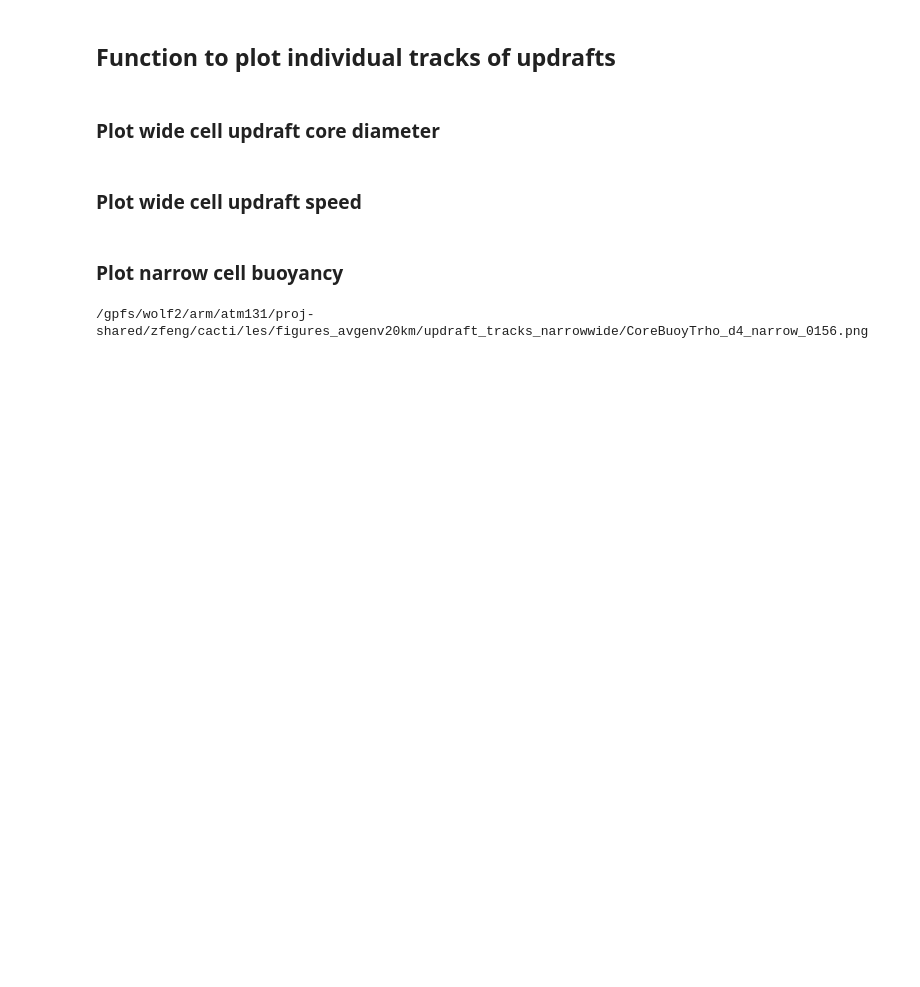
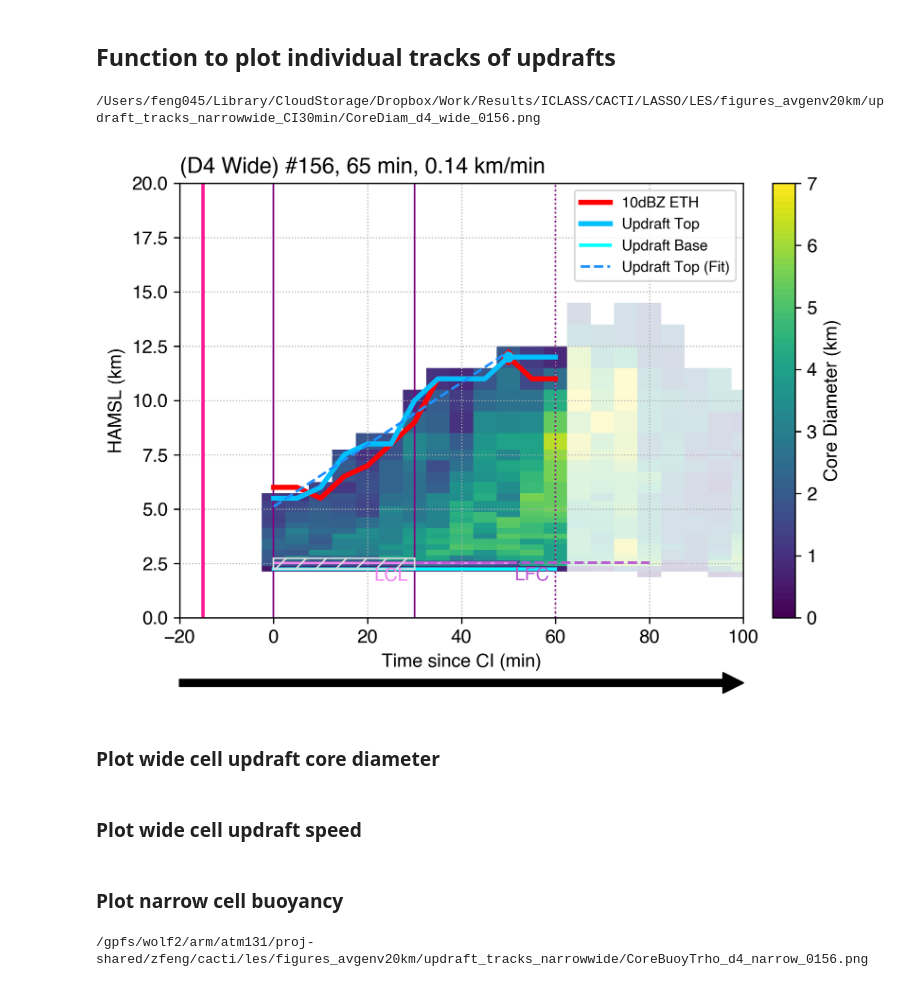
Before and after one commit to ICLASS-SFA/lasso_cellgrowth, a Jupyter notebook: notebooks/plot_narrow_wide_cell_w_samples_load_filtered.ipynb, the cells around one changed output. Drawn from its saved outputs; the diff is of its cells as text; code cells hidden in the pictures; blank space fills up the shorter version.

```diff
--- a/notebooks/plot_narrow_wide_cell_w_samples_load_filtered.ipynb
+++ b/notebooks/plot_narrow_wide_cell_w_samples_load_filtered.ipynb
@@ -54,6 +56,9 @@ Memory usage: 0.93 GB
 time_res = 5.0  # [min]
 xtime = ds_dx.times * time_res
 height = ds_dx.z / 1000.
+
+# Limit of updraft sampling end period after CI
+W_CI_time_end = 30.  # [min]
 # %%
 def find_merge_split_tracks(ds, time_window):
     """
@@ -319,7 +324,9 @@ def plot_tz_sample(xtime, height, da, da_mask, maxETH, cldTop, Wtime_startend, e
     ax.set_ylim(ylim[0], ylim[1])
     ax.grid(ls=':', lw=0.7)
     # Colorbar
-    cb = plt.colorbar(pcm_da, cax=cax, label=cblabels, ticks=cbticks)
+    cbar = plt.colorbar(pcm_da, cax=cax, label=cblabels, ticks=cbticks)
+    cbar.minorticks_off()
+    # cb = plt.colorbar(pcm_da, cax=cax, label=cblabels)
 
     fig.savefig(figname, bbox_inches='tight', dpi=dpi, facecolor='w')
     return fig
@@ -328,9 +335,10 @@ ETH_buffer = dsnms_dx.attrs['ETH_buffer']
 cbase_depth = dsnms_dx.attrs['cbase_depth']
 
 # itrack = 79  # D4 (15 km ETH)
-itrack = 82  # D4 (15 km ETH)
+# itrack = 82  # D4 (15 km ETH)
 # itrack = 90  # D4 (14 km ETH)
 # itrack = 95  # D4 (13 km ETH)
+itrack = 156  # D4 (13 km ETH)
 
 # Updraft
 _da_Wmax = ds_wide_dx.CoreMaxW_up.isel(tracks=itrack).transpose()
@@ -347,6 +355,8 @@ _Wtop = ds_wide_dx.Wtop.isel(tracks=itrack)
 _Wbase = ds_wide_dx.Wbase.isel(tracks=itrack)
 _t_s = ds_wide_dx.Wtime_start.isel(tracks=itrack) * time_res
 _t_e = ds_wide_dx.Wtime_end.isel(tracks=itrack) * time_res
+# Limit updraft sampling end time to W_CI_time_end after CI
+if _t_e > W_CI_time_end: _t_e = W_CI_time_end
 _Wlifetime = ds_wide_dx.Wlifetime.isel(tracks=itrack)
 _Wtime_startend = {'s':_t_s, 'e':_t_e}
 _WtopMax = _Wtop.max(dim='times').item()
@@ -364,33 +374,36 @@ cmap = copy.copy(mpl.cm.get_cmap(cmap))
 # Shading levels
 levels = np.arange(0, 7.01, 0.1)
 cbticks = np.arange(0, 7.01, 1)
 norm = mpl.colors.BoundaryNorm(boundaries=levels, ncolors=cmap.N)
 
 # Axes
 xlim = (-20,100)
 # ylim = (0,12)
 ylim = (0,20)
 # title = f'(dx) #{itrack}, {_Wlifetime:.0f} min, {_WtopMax} km, {_Wtop_slope:}'
 title = f'({domain_name.upper()} Wide) #{itrack}, {_Wlifetime:.0f} min, {_Wtop_slope:.2f} km/min'
 xlabel = 'Time since CI (min)'
 ylabel = 'HAMSL (km)'
 legend_loc = 'upper right'
 # cblabels = 'Core Max W (m/s)'
 # figbasename = 'CoreMaxW'
 arrow_axisfrac = -0.15
 cblabels = 'Core Diameter (km)'
 figbasename = 'CoreDiam'
 figname = f'{figdir}{figbasename}_{domain_name}_wide_{itrack:04}.png'
 figsize = (6,4)
 fontsize = 11
 dpi = 300
 
 fig = plot_tz_sample(xtime, height, _da_WDiam, _da_mask, _maxETH, _Wtop, _Wtime_startend, _env_dict,
                      cldTop_fit=_Wtop_fit, cldBase=_Wbase, cbase_depth=cbase_depth, keep_flag=_keep_flag, norm=norm,
                      xlim=xlim, ylim=ylim, title=title, xlabel=xlabel, ylabel=ylabel, legend_loc=legend_loc, arrow_axisfrac=arrow_axisfrac,
                      cmap=cmap, cblabels=cblabels, cbticks=cbticks, fontsize=fontsize, figsize=figsize, figname=figname, dpi=dpi)
 # plt.close(fig)
 print(figname)
+# %% [output]
+/Users/feng045/Library/CloudStorage/Dropbox/Work/Results/ICLASS/CACTI/LASSO/LES/figures_avgenv20km/updraft_tracks_narrowwide_CI30min/CoreDiam_d4_wide_0156.png
+[figure, added]
 # %%
 # time_coord.shape, height.shape, _da_mask.shape, _da.shape
 # figdir
```
Also changed, not shown: parts of 4 cells of this notebook, 3 other files.
